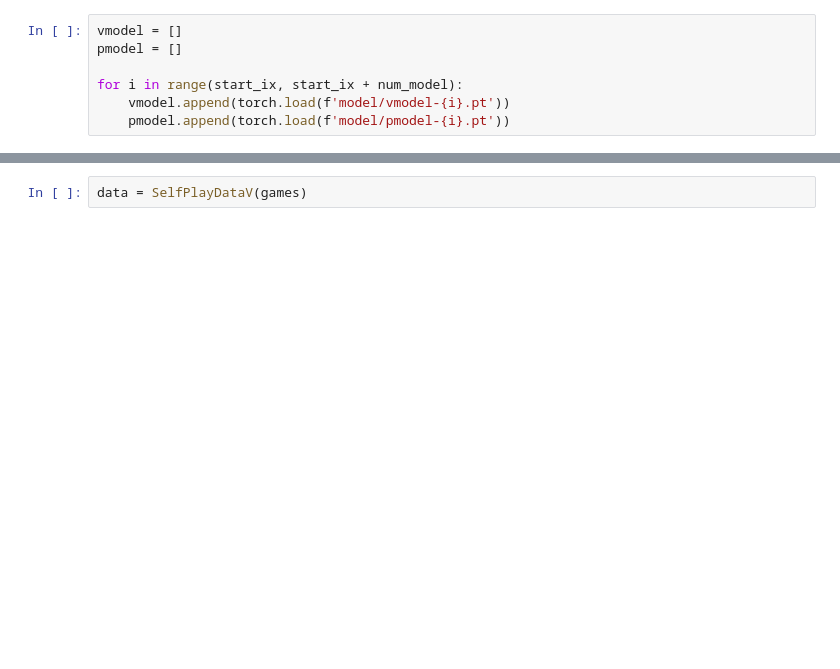
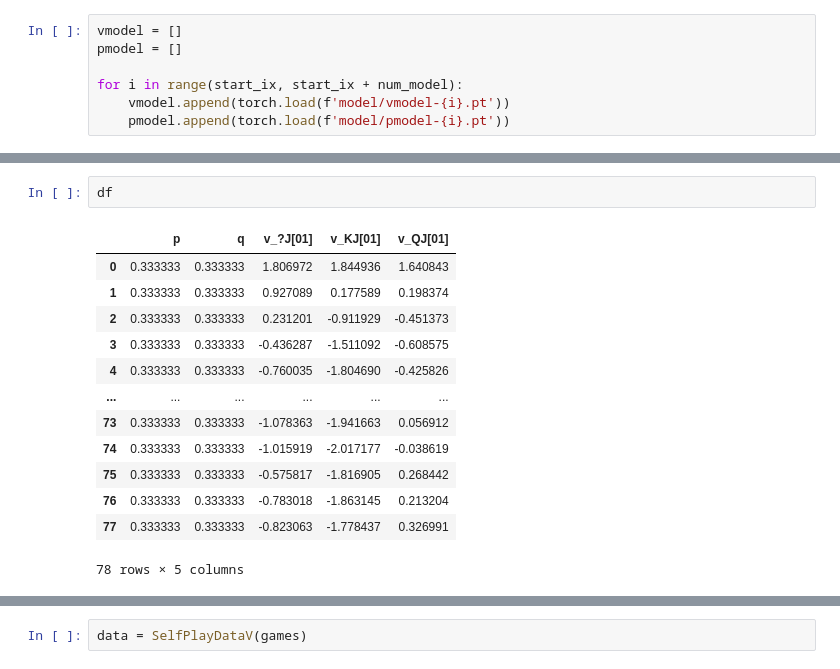
Before and after one commit to lichensongs/Q-Dispersion-Tree-Search, a Jupyter notebook: analysis.ipynb, the cells around one changed output, grey strips where cells are left out. Cells and saved outputs as stored; diff of their text form; blank space fills up the shorter version.

```diff
--- a/analysis.ipynb
+++ b/analysis.ipynb
@@ -40,0 +57,16 @@ df = pd.DataFrame({'p': ps, 'q': qs})
+# %%
+df
+# %% [output]
+|  | p | q | v_?J[01] | v_KJ[01] | v_QJ[01] |
+| 0 | 0.333333 | 0.333333 | 1.806972 | 1.844936 | 1.640843 |
+| 1 | 0.333333 | 0.333333 | 0.927089 | 0.177589 | 0.198374 |
+| 2 | 0.333333 | 0.333333 | 0.231201 | -0.911929 | -0.451373 |
+| 3 | 0.333333 | 0.333333 | -0.436287 | -1.511092 | -0.608575 |
+| 4 | 0.333333 | 0.333333 | -0.760035 | -1.804690 | -0.425826 |
+| ... | ... | ... | ... | ... | ... |
+| 73 | 0.333333 | 0.333333 | -1.078363 | -1.941663 | 0.056912 |
+| 74 | 0.333333 | 0.333333 | -1.015919 | -2.017177 | -0.038619 |
+| 75 | 0.333333 | 0.333333 | -0.575817 | -1.816905 | 0.268442 |
+| 76 | 0.333333 | 0.333333 | -0.783018 | -1.863145 | 0.213204 |
+| 77 | 0.333333 | 0.333333 | -0.823063 | -1.778437 | 0.326991 |
+78 rows × 5 columns
```
Also changed, not shown: parts of 18 cells of this notebook, 7 other files.
